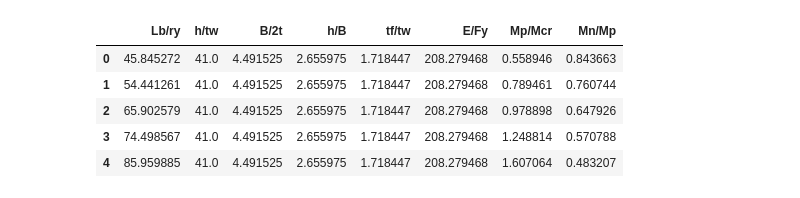
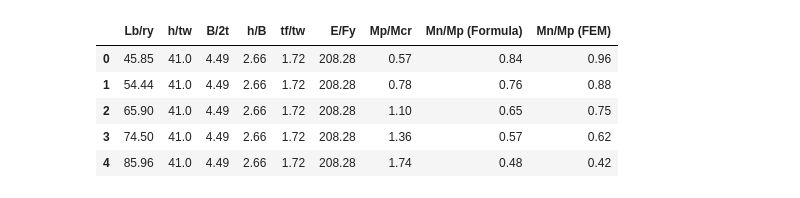
Before and after one commit to shantanu404/ibeam, a Jupyter notebook: just-mlp.ipynb, the cells around one changed output. Drawn from its saved outputs; the diff is of its cells as text; code cells hidden in the pictures.

```diff
--- a/just-mlp.ipynb
+++ b/just-mlp.ipynb
@@ -18,14 +18,14 @@ plt.rcParams["font.family"] = "Times New Roman"
 plt.rcParams['text.usetex'] = True
 warnings.filterwarnings(action="ignore")
 # %%
-df = pd.read_csv('Ratio.csv')
+df = pd.read_csv('Ratio2.csv')
 df.head()
 # %% [output]
-|  | Lb/ry | h/tw | B/2t | h/B | tf/tw | E/Fy | Mp/Mcr | Mn/Mp |
-| 0 | 45.845272 | 41.0 | 4.491525 | 2.655975 | 1.718447 | 208.279468 | 0.558946 | 0.843663 |
-| 1 | 54.441261 | 41.0 | 4.491525 | 2.655975 | 1.718447 | 208.279468 | 0.789461 | 0.760744 |
-| 2 | 65.902579 | 41.0 | 4.491525 | 2.655975 | 1.718447 | 208.279468 | 0.978898 | 0.647926 |
-| 3 | 74.498567 | 41.0 | 4.491525 | 2.655975 | 1.718447 | 208.279468 | 1.248814 | 0.570788 |
-| 4 | 85.959885 | 41.0 | 4.491525 | 2.655975 | 1.718447 | 208.279468 | 1.607064 | 0.483207 |
+|  | Lb/ry | h/tw | B/2t | h/B | tf/tw | E/Fy | Mp/Mcr | Mn/Mp (Formula) | Mn/Mp (FEM) |
+| 0 | 45.85 | 41.0 | 4.49 | 2.66 | 1.72 | 208.28 | 0.57 | 0.84 | 0.96 |
+| 1 | 54.44 | 41.0 | 4.49 | 2.66 | 1.72 | 208.28 | 0.78 | 0.76 | 0.88 |
+| 2 | 65.90 | 41.0 | 4.49 | 2.66 | 1.72 | 208.28 | 1.10 | 0.65 | 0.75 |
+| 3 | 74.50 | 41.0 | 4.49 | 2.66 | 1.72 | 208.28 | 1.36 | 0.57 | 0.62 |
+| 4 | 85.96 | 41.0 | 4.49 | 2.66 | 1.72 | 208.28 | 1.74 | 0.48 | 0.42 |
 # %%
 X_full = df[['Lb/ry', 'h/tw', 'B/2t', 'h/B', 'tf/tw', 'E/Fy', 'Mp/Mcr']]
```
Also changed, not shown: parts of 5 cells of this notebook, 56 other files.
